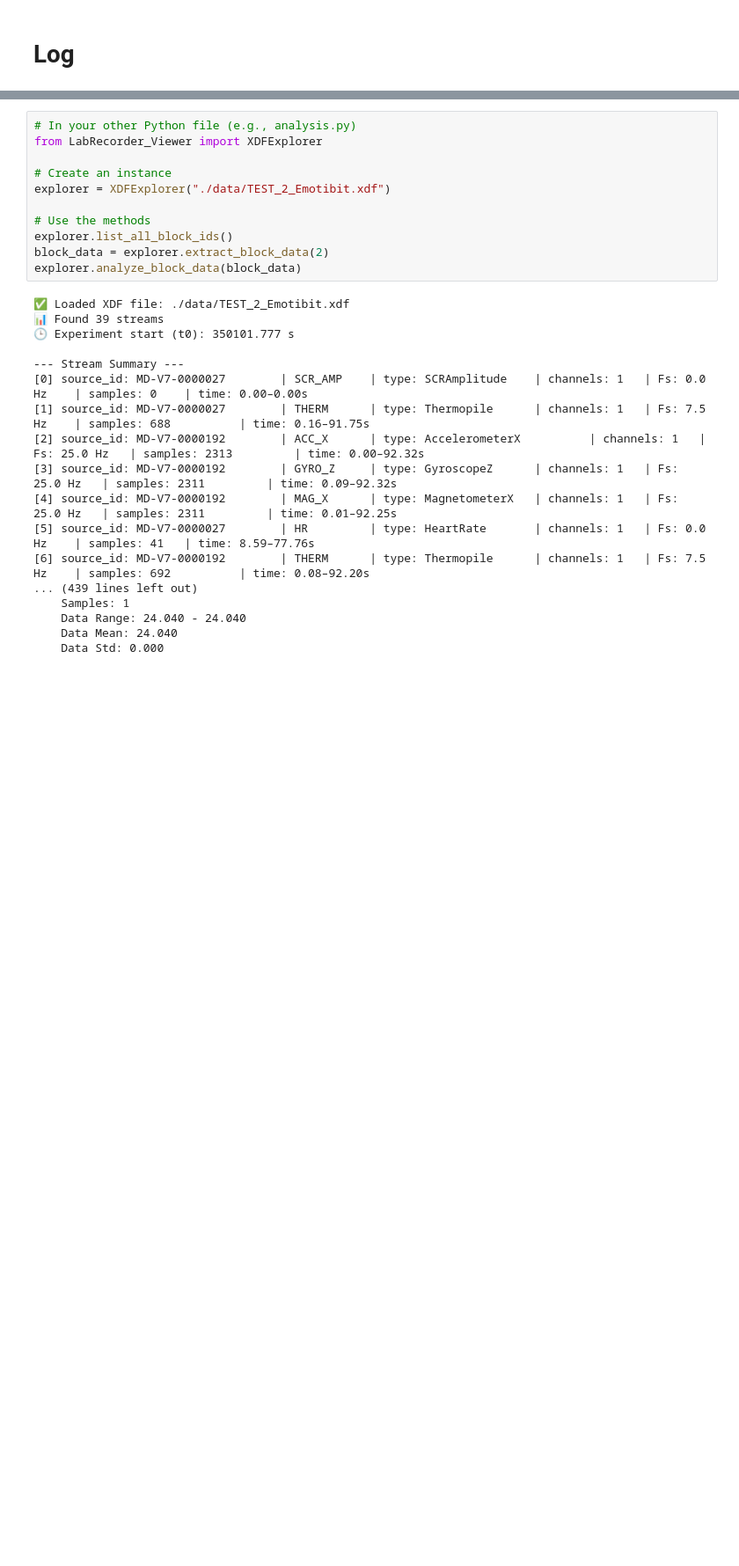
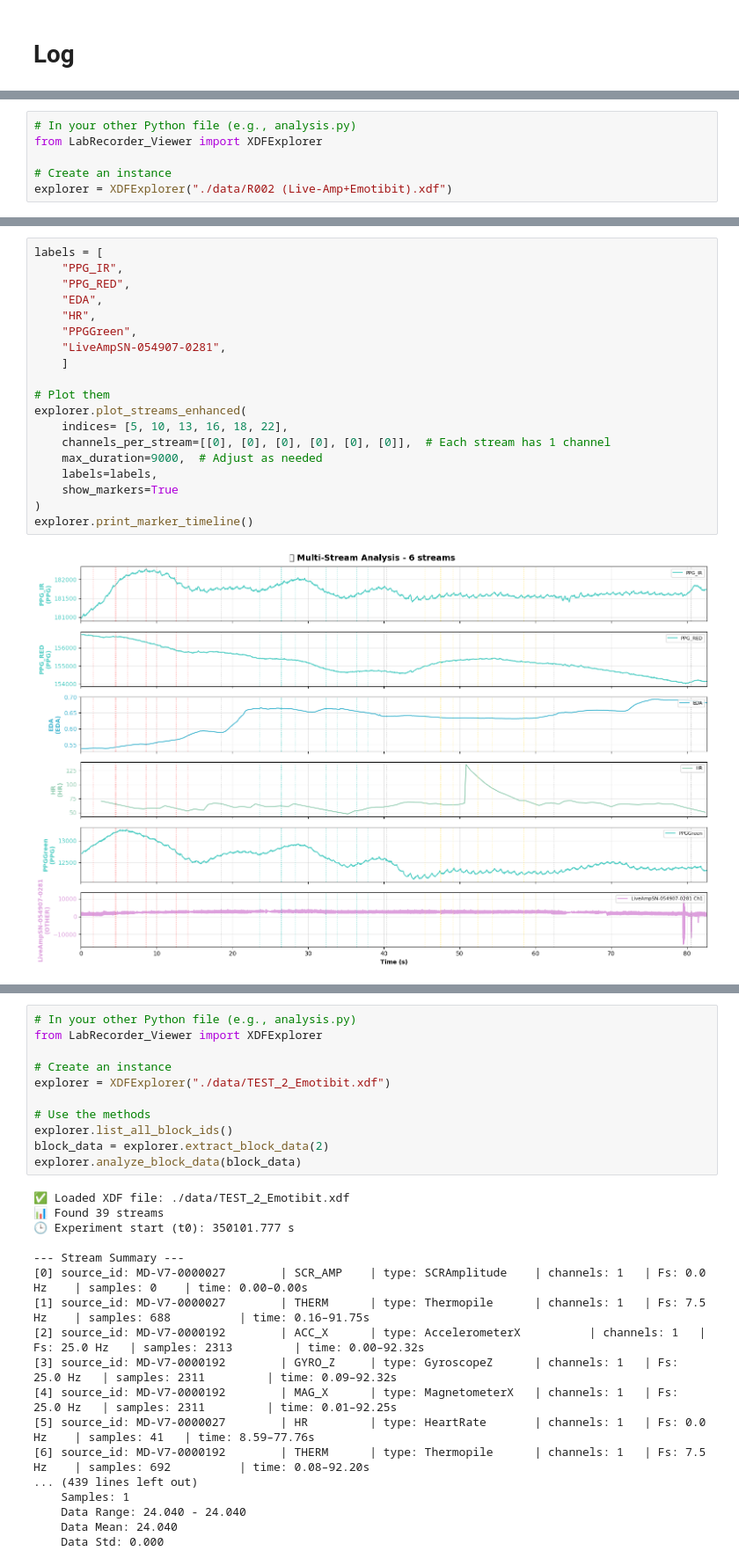
Before and after one commit to mindhiveproject/evs-experimentalSoftware, a Jupyter notebook: dev-log.ipynb, the cells around one changed output, grey strips where cells are left out. Shown at 88% size. Cells and saved outputs as stored; diff of their text form; blank space fills up the shorter version.

```diff
--- a/dev-log.ipynb
+++ b/dev-log.ipynb
@@ -2,0 +237,6 @@
+# %%
+# In your other Python file (e.g., analysis.py)
+from LabRecorder_Viewer import XDFExplorer
+
+# Create an instance
+explorer = XDFExplorer("./data/R002 (Live-Amp+Emotibit).xdf")
@@ -2,0 +315,21 @@
+# %%
+labels = [
+    "PPG_IR",
+    "PPG_RED",
+    "EDA",
+    "HR",
+    "PPGGreen",
+    "LiveAmpSN-054907-0281",
+    ]
+
+# Plot them
+explorer.plot_streams_enhanced(
+    indices= [5, 10, 13, 16, 18, 22],
+    channels_per_stream=[[0], [0], [0], [0], [0], [0]],  # Each stream has 1 channel
+    max_duration=9000,  # Adjust as needed
+    labels=labels,
+    show_markers=True
+)
+explorer.print_marker_timeline()
+# %% [output]
+[figure, added]
```
Also changed, not shown: parts of 51 cells of this notebook, 3 other files.
